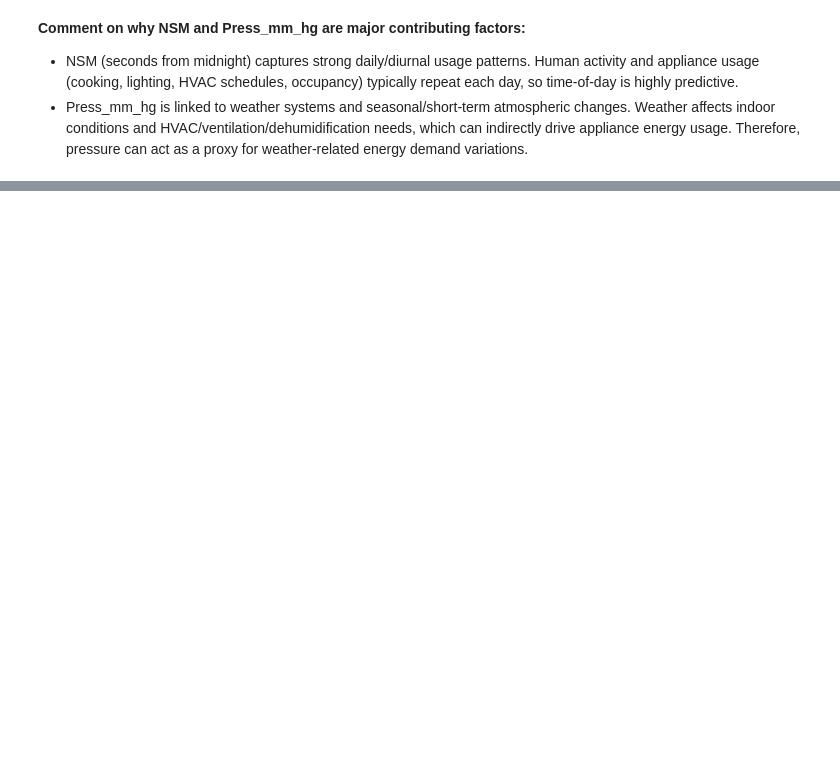
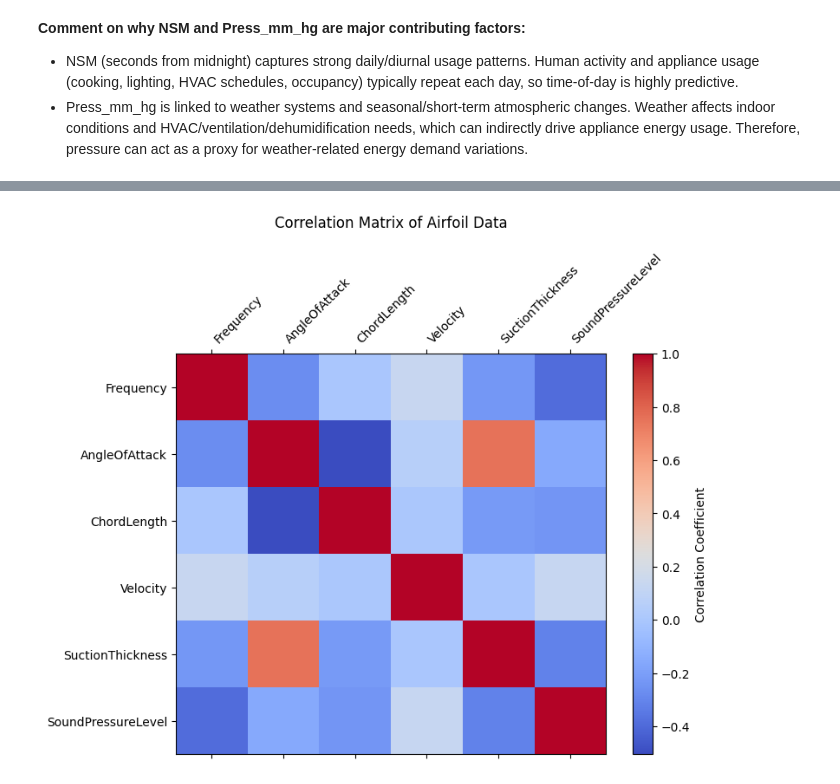
Before and after one commit to LeMat11/ME5920, a Jupyter notebook: HW1/hw1.ipynb, the cells around one changed output, grey strips where cells are left out. Saved outputs shown, nothing was run; the diff lists cells and outputs as text; code cells hidden in the pictures; blank space fills up the shorter version.

```diff
--- a/HW1/hw1.ipynb
+++ b/HW1/hw1.ipynb
@@ -237,3 +268,96 @@ FileNotFoundError: [Errno 2] No such file or directory: 'energydata_complete.csv
 - Press_mm_hg is linked to weather systems and seasonal/short-term atmospheric changes. Weather affects indoor
   conditions and HVAC/ventilation/dehumidification needs, which can indirectly drive appliance energy usage.
   Therefore, pressure can act as a proxy for weather-related energy demand variations.
+# %%
+# =========================
+# HW1 2.3 Multi-variate
+# =========================
+import pandas as pd
+import numpy as np
+import matplotlib.pyplot as plt
+import os
+
+# 1) Browse/Find the file
+# We look into HW1 for the dataset (since we are already in the repo root)
+search_dir = "HW1"
+if not os.path.exists(search_dir):
+    # Fallback: maybe we are not in the repo dir yet?
+    if os.path.exists("ME5920/HW1"):
+        search_dir = "ME5920/HW1"
+
+files_in_dir = os.listdir(search_dir)
+print("Files found in HW1:", files_in_dir)
+
+# We expect a file like 'airfoil_self_noise.dat'
+# Let's try to identify it automatically based on 'airfoil' in the name
+possible_files = [f for f in files_in_dir if "airfoil" in f.lower()]
+if len(possible_files) > 0:
+    target_file = possible_files[0]
+else:
+    # Fallback if naming is different, but this is the standard name
+    target_file = "airfoil_self_noise.dat"
+
+file_path = os.path.join(search_dir, target_file)
+print(f"Loading: {file_path}")
+
+# 2) Load data
+# The NASA airfoil dataset is typically tab-separated and has no header
+try:
+    # Try tab separator first
+    df_air = pd.read_csv(file_path, sep='\t', header=None)
+except:
+    # Fallback to whitespace separator
+    df_air = pd.read_csv(file_path, sep=r'\s+', header=None)
+
+# Assign columns based on problem description:
+# 1. Frequency, in Hz.
+# 2. Angle of attack, in degrees.
+# 3. Chord length, in meters.
+# 4. Free-stream velocity, in meters per second.
+# 5. Suction side displacement thickness, in meters.
+# Output: Scaled sound pressure level, in decibels.
+cols = [
+    "Frequency",
+    "AngleOfAttack",
+    "ChordLength",
+    "Velocity",
+    "SuctionThickness",
+    "SoundPressureLevel"
+]
+
+# Validate shape and assign columns
+if df_air.shape[1] == len(cols):
+    df_air.columns = cols
+else:
+    print(f"Warning: Data has {df_air.shape[1]} columns, expected {len(cols)}. Check delimiter.")
+
+print("Data shape:", df_air.shape)
+display(df_air.head())
+
+# 3) Compute Descriptive Statistics
+# Requirements: Mean, Variance, Median, Kurtosis, Skewness, Range
+desc_stats = pd.DataFrame(index=df_air.columns)
+desc_stats['Mean'] = df_air.mean()
+desc_stats['Variance'] = df_air.var()
+desc_stats['Median'] = df_air.median()
+desc_stats['Kurtosis'] = df_air.kurtosis()
+desc_stats['Skewness'] = df_air.skew()
+desc_stats['Range'] = df_air.max() - df_air.min()
+
+print("\n--- Descriptive Statistics ---")
+display(desc_stats)
+
+# Optional: Visualization for Multi-variate analysis (Correlation Matrix)
+fig, ax = plt.subplots(figsize=(8, 6))
+cax = ax.matshow(df_air.corr(), cmap='coolwarm', aspect='auto')
+fig.colorbar(cax, label="Correlation Coefficient")
+
+# Set ticks and labels
+ax.set_xticks(range(len(df_air.columns)))
+ax.set_xticklabels(df_air.columns, rotation=45, ha='left')
+ax.set_yticks(range(len(df_air.columns)))
+ax.set_yticklabels(df_air.columns)
+
+plt.title("Correlation Matrix of Airfoil Data", pad=20)
+plt.show()
+# %% [output]
@@ -239,0 +381 @@ FileNotFoundError: [Errno 2] No such file or directory: 'energydata_complete.csv
+[figure, added]
```
Also changed, not shown: parts of 4 cells of this notebook.
